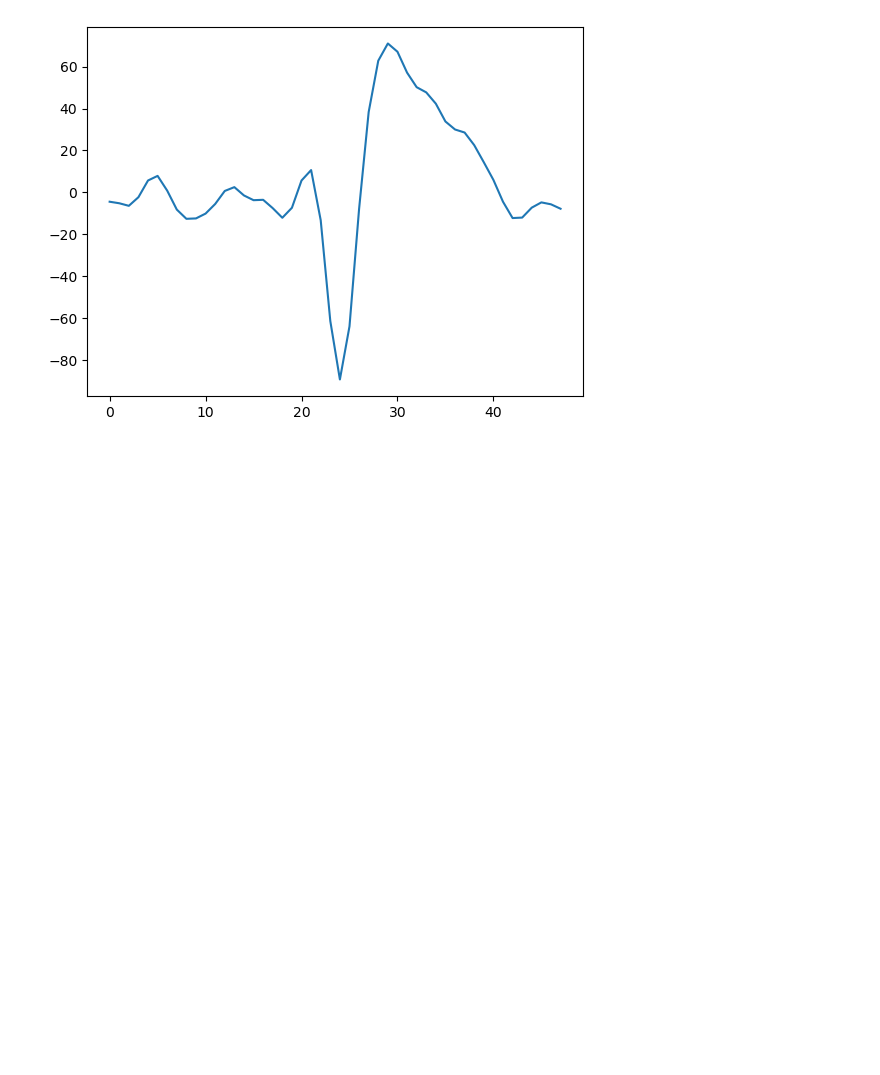
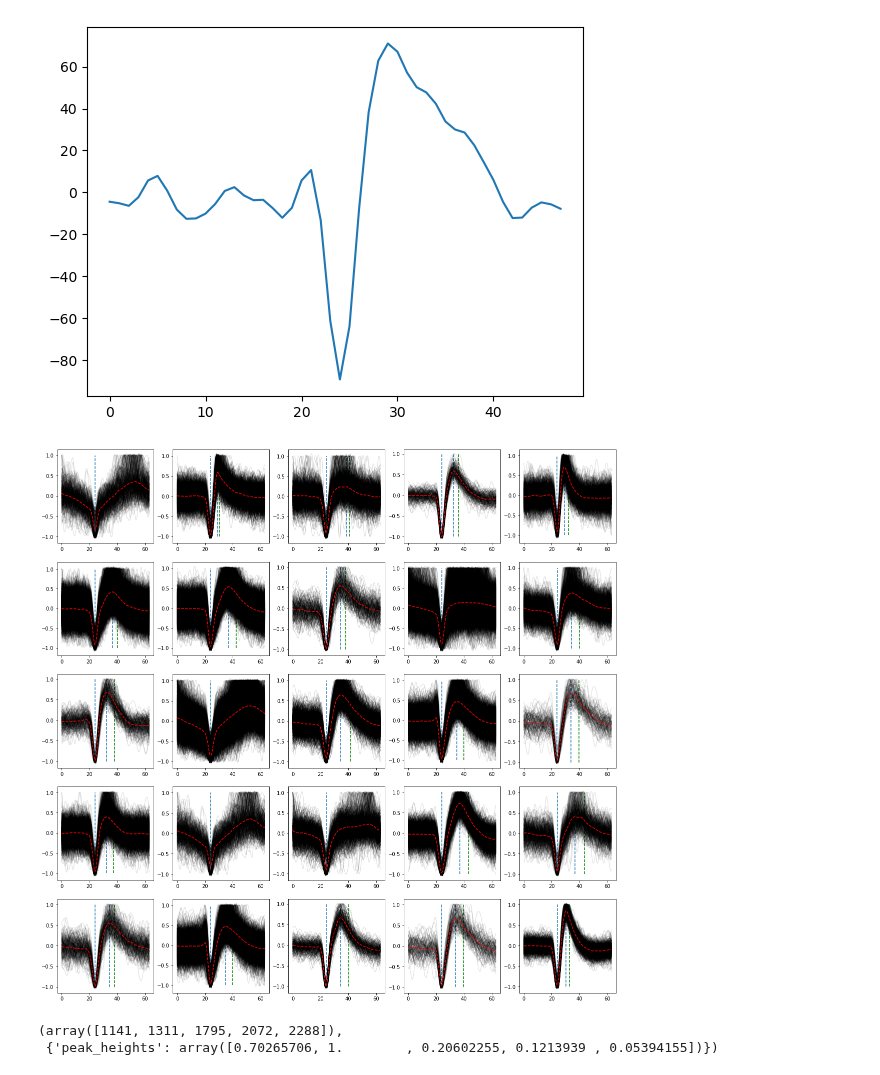
Before and after one commit to BouchardLab/FCCA_analysis, a Jupyter notebook: notebooks/data_exploration/cell_classification.ipynb, the cells around one changed output. Cells and saved outputs as stored; diff of their text form; code cells hidden in the pictures; blank space fills up the shorter version.

Commit message:
working on cell calssification

```diff
--- a/notebooks/data_exploration/cell_classification.ipynb
+++ b/notebooks/data_exploration/cell_classification.ipynb
@@ -42,5 +23,0 @@ f['wf']
-# %%
-n_channels = f['chan_names'].shape[1]
-chan_names = []
-for i in range(n_channels):
-    chan_names.append(f[f['chan_names'][0, i]][()].tobytes()[::2].decode())
@@ -88,0 +53,68 @@ def extract_wf_features(wf):
+# %%
+# In Kaufman, Shenoy, the waveforms are averaged prior to classifying waveform statistics. Let's co-plot all the spikes from a few neurons to assess how repeatable shape is,
+# and whether additional rejection criteria are required
+
+# Note the discussion at the end of the paper: Results will generally be cleaner with single electrodes than multiarrays. However, the latter is now canonical, and the
+# current biology article uses tungsten microelectrodes
+
+wf = load_sabes_wf(data_file)
+
+fig, ax = plt.subplots(5, 5, figsize=(20, 20))
+
+random = np.random.RandomState(12)
+idxs = random.choice(np.arange(len(wf)), 25)
+
+for i in range(25):
+    a = ax[np.unravel_index(i, (5, 5))]
+    cell = wf[idxs[i]]
+    spikes = []
+    for j, spike in enumerate(cell):
+        # Upsample the spike
+        t1 = np.arange(len(spike))
+        t2 = np.linspace(0, t1[-1], t1.size * 50)
+        # Normalize
+        spike /= np.max(np.abs(spike))
+        sinterp = scipy.interpolate.CubicSpline(t1, spike)
+        spike_ = sinterp(t2)
+        a.plot(t2, spike_, color='k', alpha=0.1)
+        spikes.append(spike_)
+
+    # We want to exclude neurons that do not have a peak following the trough
+    spike = np.mean(spikes, axis=0)
+
+    # Global minima
+    gmin = np.argmin(spike)
+
+    # local maxima
+    pks = scipy.signal.find_peaks(spike, height=0, prominence=0.2)[0]
+    # After the minimum
+    pks = pks[pks > gmin]
+
+    # But before too long...
+    pks = pks[t2[pks] - t2[gmin] < 25]
+
+    # Plot vertical line where the global minimum is identified
+    a.vlines(t2[gmin], -1, 1, linestyles='dashed')
+    if len(pks) > 0:
+        a.vlines(t2[pks[0]], -1, 1, linestyles='dashed')
+
+        # Using the averaged traces, the post peak inflection point may be measurable
+        # Use just the first derivative to reduce numerical noise
+        ds = np.diff(spike)
+        ds = np.abs(ds)/np.max(np.abs(ds))
+
+        dpks = scipy.signal.find_peaks(np.abs(ds)/np.max(np.abs(ds)), height=0.05)[0]
+        if len(dpks > 0):
+            dpks = dpks[dpks > pks[0]]
+        if len(dpks) > 0:
+            a.vlines(t2[dpks[0]], -1, 1, color='green', linestyles='dashed')
+
+
+    a.plot(t2, spike, color='r', linestyle='--')
+# %% [output]
+[figure, added]
+# %%
+scipy.signal.find_peaks(np.abs(d2)/np.max(np.abs(d2)), height=0.05)
+# %% [output]
+(array([1141, 1311, 1795, 2072, 2288]),
+ {'peak_heights': array([0.70265706, 1.        , 0.20602255, 0.1213939 , 0.05394155])})
```
Also changed, not shown: parts of 32 cells of this notebook.
